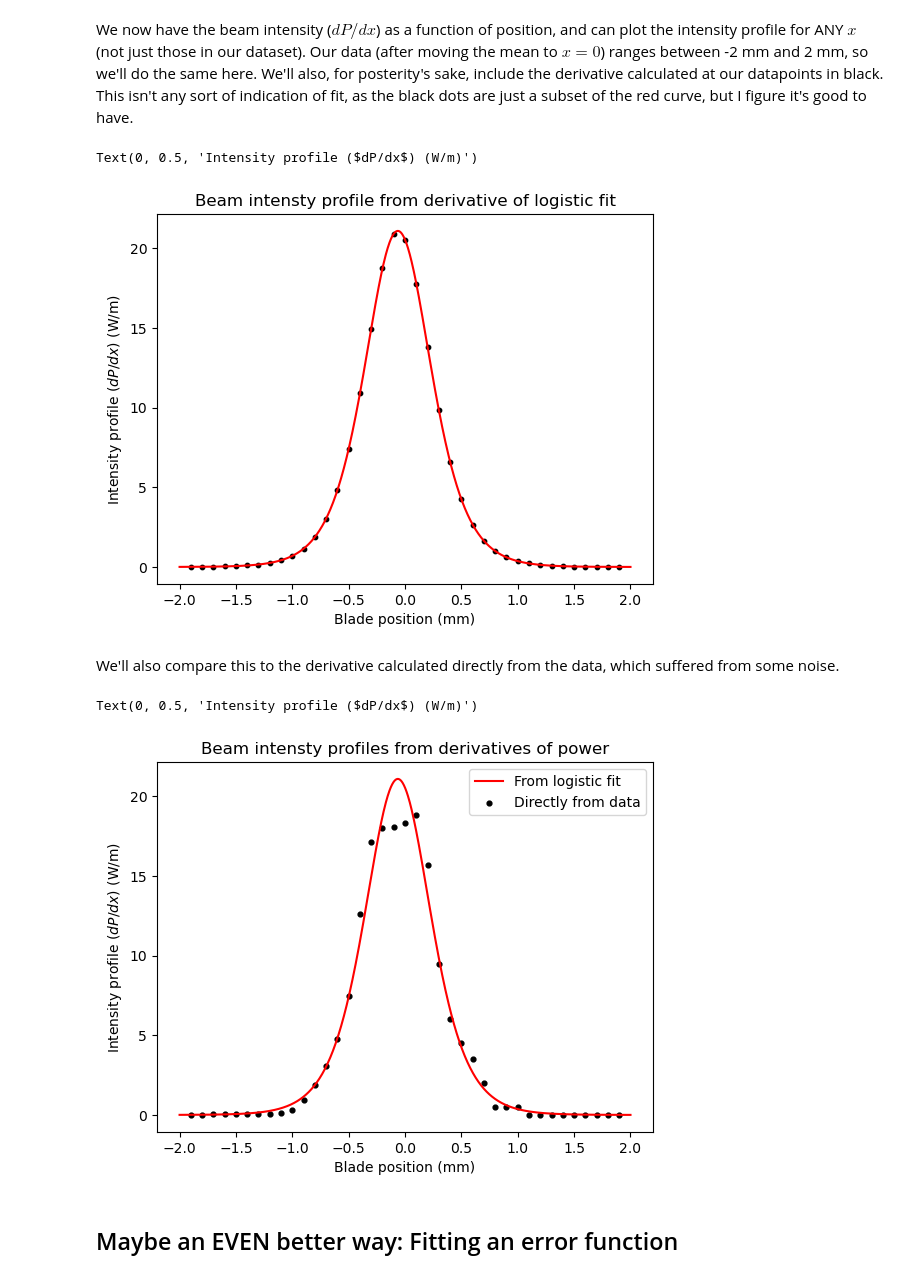
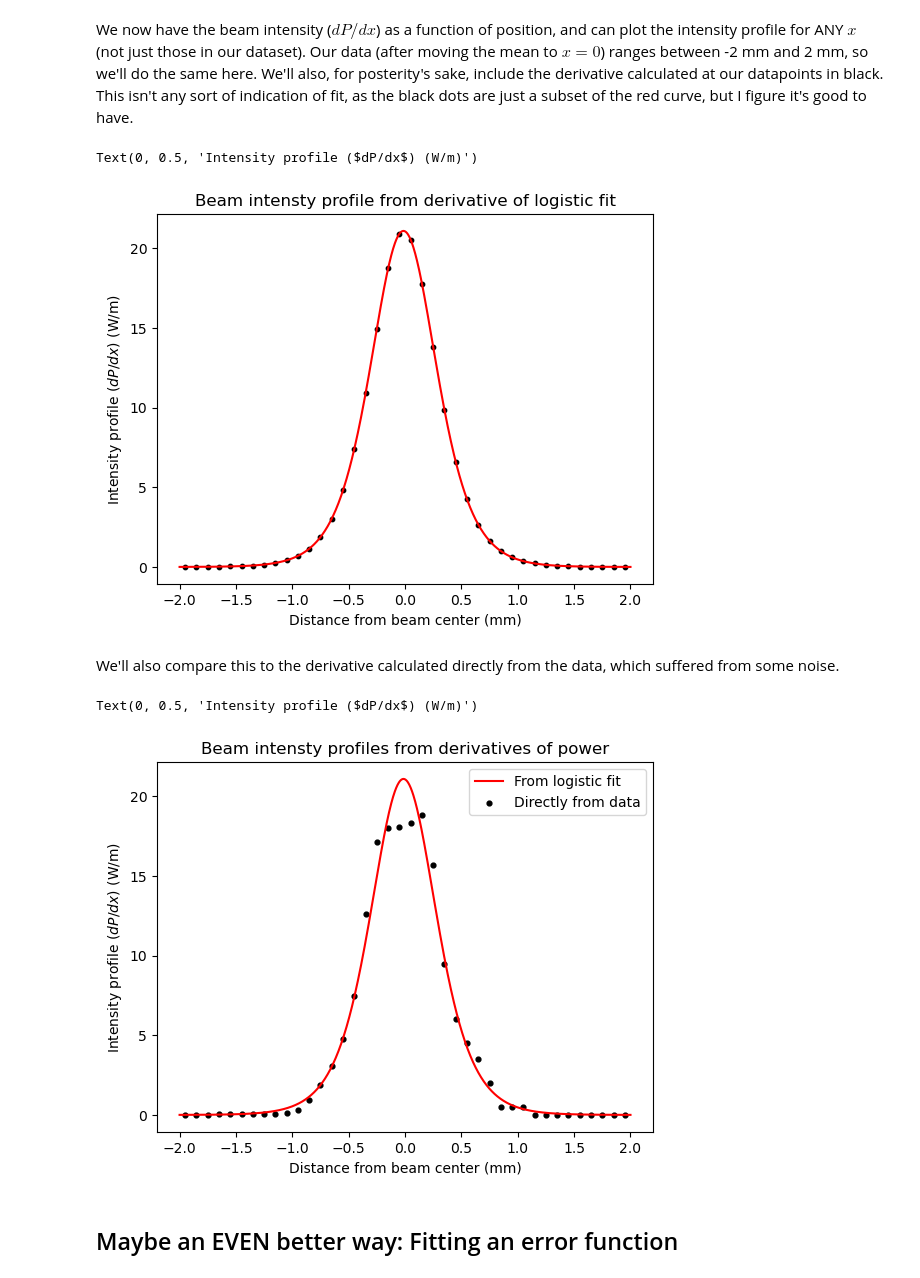
Before and after one commit to josephtemple/OpticalTweezerProject, a Jupyter notebook: JT_OpticalTrap_BeamProfile.ipynb, the cells around one changed output. Cells and saved outputs as stored; diff of their text form; code cells hidden in the pictures.

```diff
--- a/JT_OpticalTrap_BeamProfile.ipynb
+++ b/JT_OpticalTrap_BeamProfile.ipynb
@@ -42,6 +42,6 @@ We notice a large nearly flat region at the start of our data (when only low pow
 # %%
-power_data_x_less = power_data[0][32:]
-power_data_P_less = power_data[1][32:]
+power_data_x_less = power_data[0][31:]
+power_data_P_less = power_data[1][31:]
 
 print(power_data_x_less)
 
@@ -152,28 +128,29 @@ print(dP_dx_fitted)
 We now have the beam intensity ($dP/dx$) as a function of position, and can plot the intensity profile for ANY $x$ (not just those in our dataset). Our data (after moving the mean to $x=0$) ranges between -2 mm and 2 mm, so we'll do the same here. We'll also, for posterity's sake, include
 the derivative calculated at our datapoints in black. This isn't any sort of indication of fit, as the black dots are just a subset of the red curve, but I figure it's good to have.
 # %%
+# Smoothly fill space from x = -2 to x = 2
 intensity_positions = np.linspace(-2,2,1000)
 
 plt.plot(intensity_positions,dP_dx_fit(intensity_positions, *fitted_logistic_coeff), color='red')
-plt.scatter(power_data_new[0],dP_dx_fitted, color='black', s=10)
+plt.scatter(power_data_new[0], dP_dx_fit(power_data_new[0], *fitted_logistic_coeff), color='black', s=10)
 plt.title("Beam intensty profile from derivative of logistic fit")
-plt.xlabel("Blade position (mm)")
+plt.xlabel("Distance from beam center (mm)")
 plt.ylabel(r'Intensity profile ($dP/dx$) (W/m)')
 # %% [output]
 Text(0, 0.5, 'Intensity profile ($dP/dx$) (W/m)')
-[figure, old version]
+[figure, new version]
 # %% [markdown]
 We'll also compare this to the derivative calculated directly from the data, which suffered from some noise.
 # %%
 plt.plot(intensity_positions, dP_dx_fit(intensity_positions, *fitted_logistic_coeff), color='red', label='From logistic fit')
-plt.scatter(power_data_new[0],dP_dx, color='black', s=12, label='Directly from data')
+plt.scatter(power_data_new[0], dP_dx, color='black', s=12, label='Directly from data')
 plt.title("Beam intensty profiles from derivatives of power")
 plt.legend()
-plt.xlabel("Blade position (mm)")
+plt.xlabel("Distance from beam center (mm)")
 plt.ylabel(r'Intensity profile ($dP/dx$) (W/m)')
 # %% [output]
 Text(0, 0.5, 'Intensity profile ($dP/dx$) (W/m)')
-[figure, old version]
+[figure, new version]
 # %% [markdown]
 ## Maybe an EVEN better way: Fitting an error function
 # %% [markdown]
```
Also changed, not shown: parts of 25 cells of this notebook.
